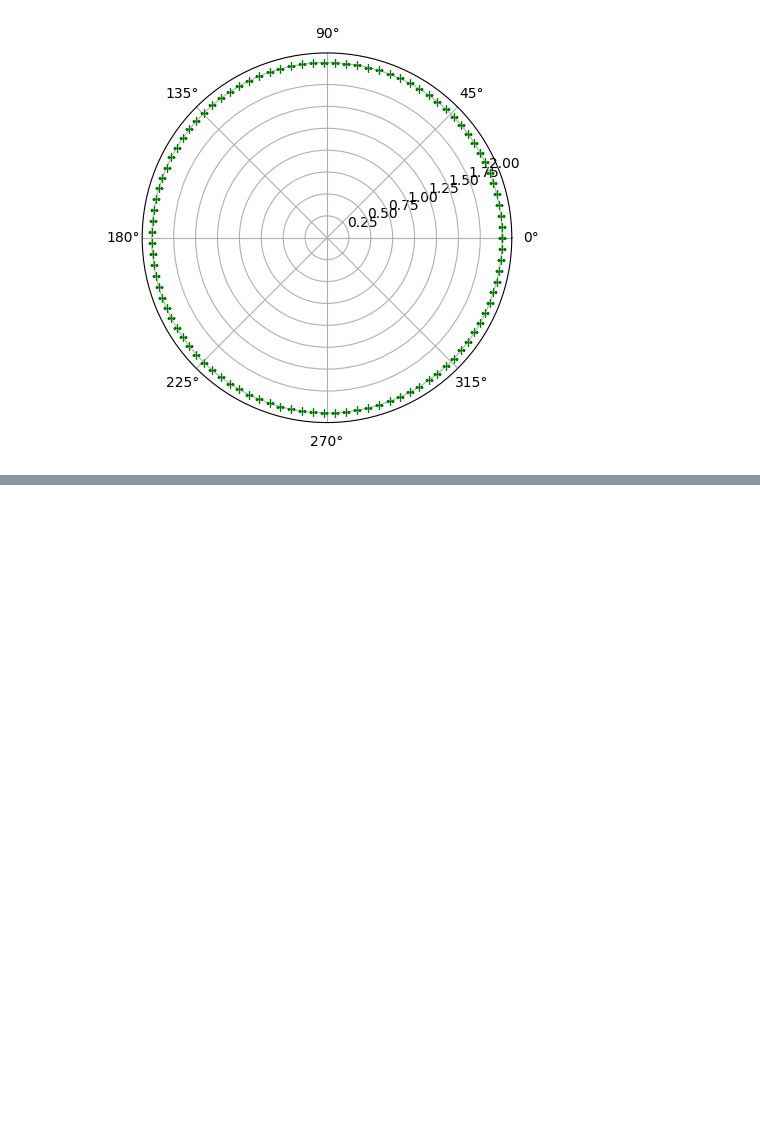
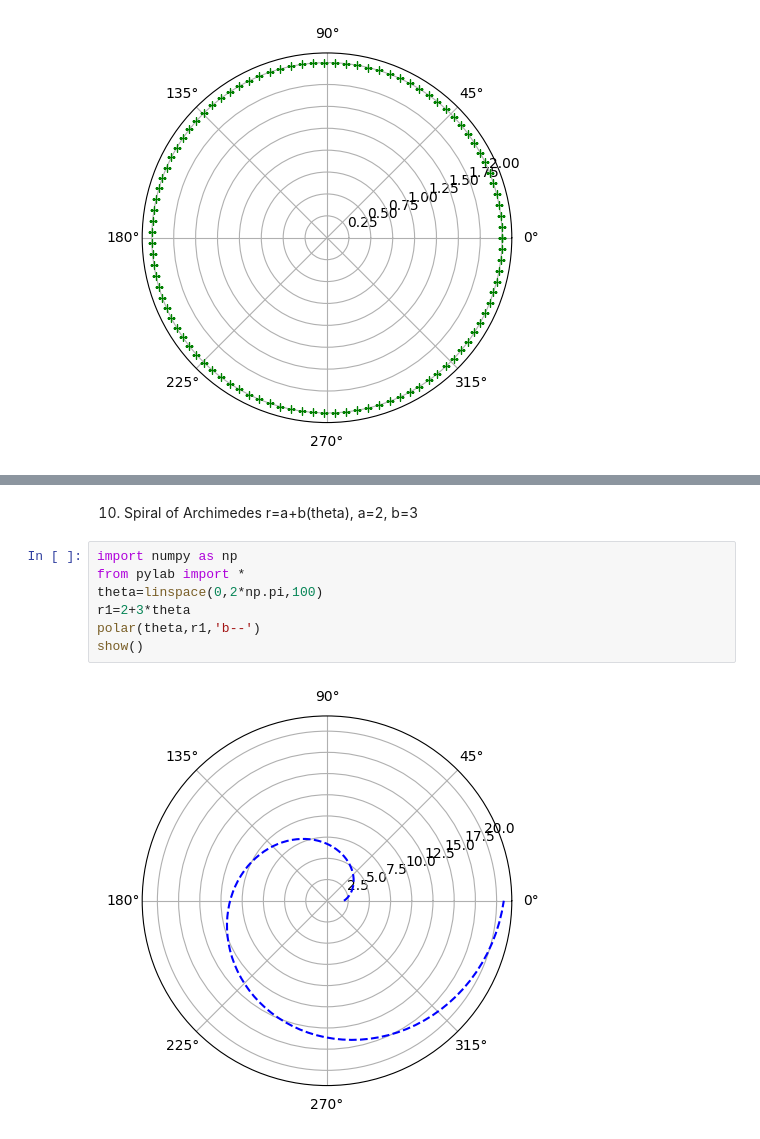
Before and after one commit to Chethan2627/Chethan2627, a Jupyter notebook: Program_1_2D_polt_of_cartesian_and_polar_curves.ipynb, the cells around one changed output, grey strips where cells are left out. Drawn from its saved outputs; the diff is of its cells as text; blank space fills up the shorter version.

```diff
--- a/Program_1_2D_polt_of_cartesian_and_polar_curves.ipynb
+++ b/Program_1_2D_polt_of_cartesian_and_polar_curves.ipynb
@@ -67,0 +90,11 @@ show()
+# %% [markdown]
+10) Spiral of Archimedes r=a+b(theta), a=2, b=3
+# %%
+import numpy as np
+from pylab import *
+theta=linspace(0,2*np.pi,100)
+r1=2+3*theta
+polar(theta,r1,'b--')
+show()
+# %% [output]
+[figure, added]
```
Also changed, not shown: parts of 7 cells of this notebook.
